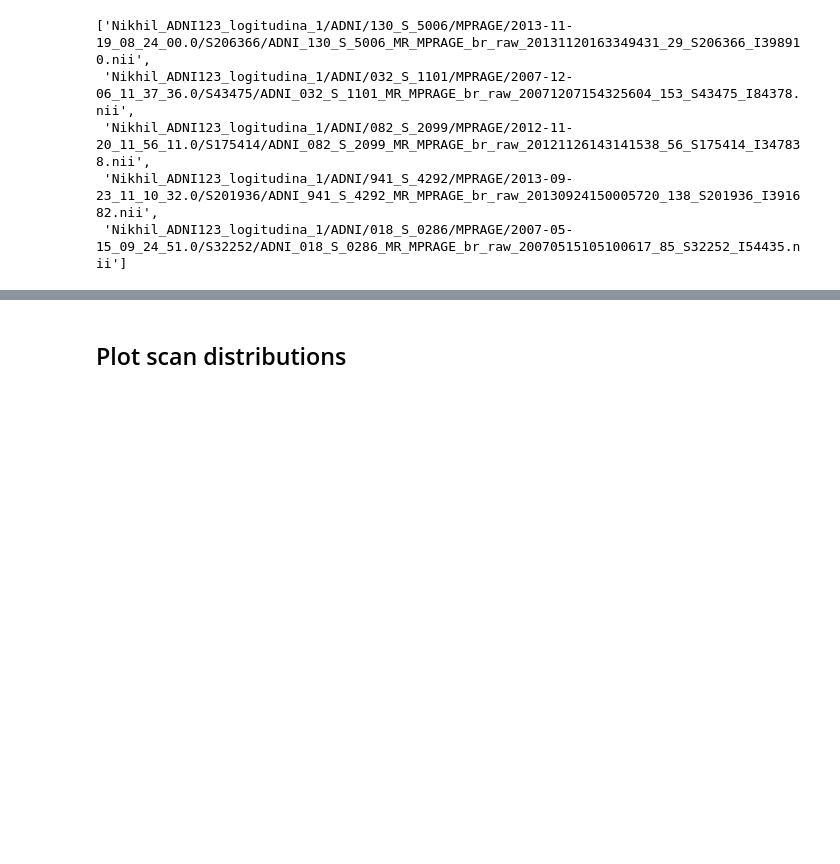
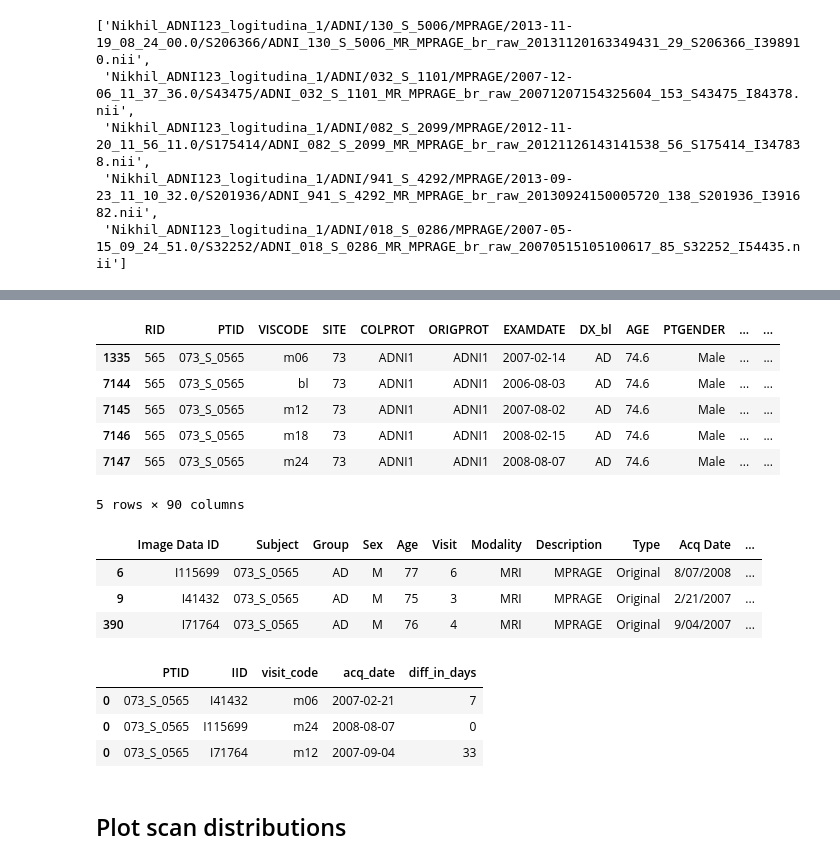
Before and after one commit to nikhil153/brain-diff, a Jupyter notebook: notebooks/2_adni_follow_up.ipynb, the cells around one changed output, grey strips where cells are left out. Cells and saved outputs as stored; diff of their text form; code cells hidden in the pictures; blank space fills up the shorter version.

```diff
--- a/notebooks/2_adni_follow_up.ipynb
+++ b/notebooks/2_adni_follow_up.ipynb
@@ -120,3 +188,29 @@ Path("./my/directory").mkdir(parents=True, exist_ok=True)
+# %%
+# example subjects:
+sample_sub_id = "073_S_0565"
+adnimerge_df[adnimerge_df["PTID"]==sample_sub_id]
+# %% [output]
+|  | RID | PTID | VISCODE | SITE | COLPROT | ORIGPROT | EXAMDATE | DX_bl | AGE | PTGENDER | ... | ... |
+| 1335 | 565 | 073_S_0565 | m06 | 73 | ADNI1 | ADNI1 | 2007-02-14 | AD | 74.6 | Male | ... | ... |
+| 7144 | 565 | 073_S_0565 | bl | 73 | ADNI1 | ADNI1 | 2006-08-03 | AD | 74.6 | Male | ... | ... |
+| 7145 | 565 | 073_S_0565 | m12 | 73 | ADNI1 | ADNI1 | 2007-08-02 | AD | 74.6 | Male | ... | ... |
+| 7146 | 565 | 073_S_0565 | m18 | 73 | ADNI1 | ADNI1 | 2008-02-15 | AD | 74.6 | Male | ... | ... |
+| 7147 | 565 | 073_S_0565 | m24 | 73 | ADNI1 | ADNI1 | 2008-08-07 | AD | 74.6 | Male | ... | ... |
+5 rows × 90 columns
+# %%
+tab_data[tab_data["Subject"]==sample_sub_id]
+# %% [output]
+|  | Image Data ID | Subject | Group | Sex | Age | Visit | Modality | Description | Type | Acq Date | ... |
+| 6 | I115699 | 073_S_0565 | AD | M | 77 | 6 | MRI | MPRAGE | Original | 8/07/2008 | ... |
+| 9 | I41432 | 073_S_0565 | AD | M | 75 | 3 | MRI | MPRAGE | Original | 2/21/2007 | ... |
+| 390 | I71764 | 073_S_0565 | AD | M | 76 | 4 | MRI | MPRAGE | Original | 9/04/2007 | ... |
+# %%
+nii_path_df[nii_path_df["PTID"]==sample_sub_id]
+# %% [output]
+|  | PTID | IID | visit_code | acq_date | diff_in_days |
+| 0 | 073_S_0565 | I41432 | m06 | 2007-02-21 | 7 |
+| 0 | 073_S_0565 | I115699 | m24 | 2008-08-07 | 0 |
+| 0 | 073_S_0565 | I71764 | m12 | 2007-09-04 | 33 |
 # %% [markdown]
 ## Plot scan distributions
 # %% [markdown]
```
Also changed, not shown: parts of 20 cells of this notebook.
